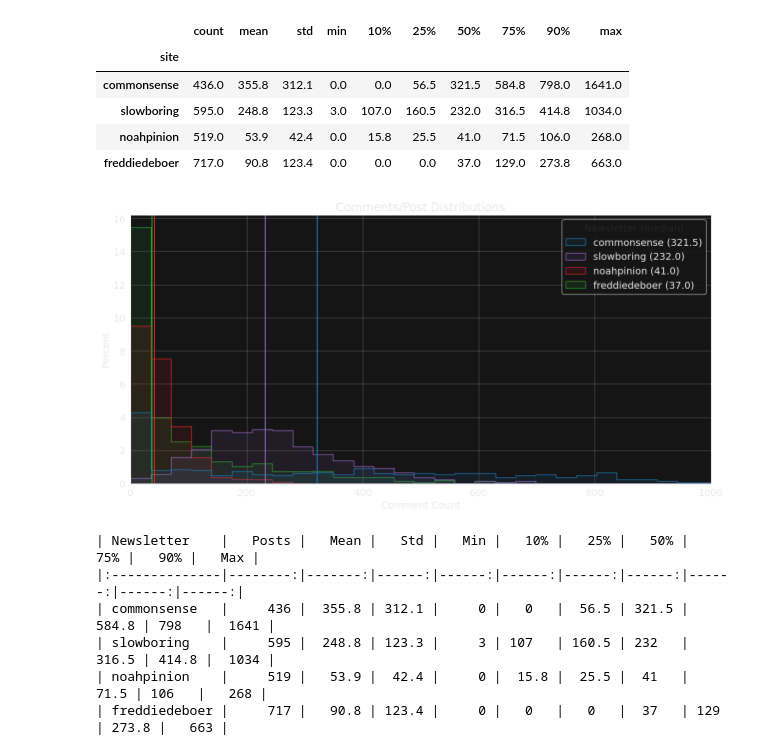
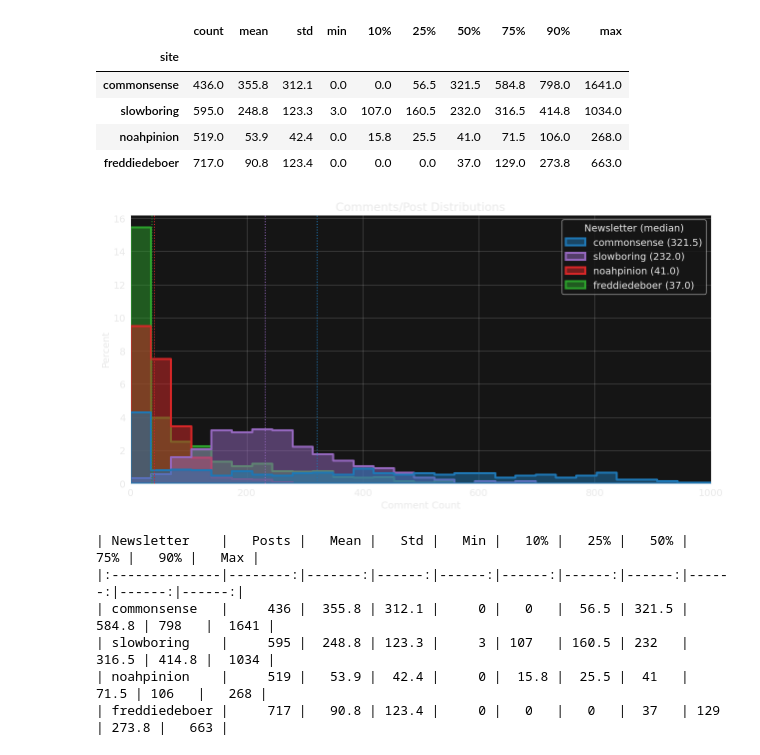
Before and after one commit to matthagy/newsletter_stats, a Jupyter notebook: analysis.ipynb, the cells around one changed output. Drawn from its saved outputs; the diff is of its cells as text; code cells hidden in the pictures.

Commit message:
Revised report and plots

```diff
--- a/analysis.ipynb
+++ b/analysis.ipynb
@@ -287,32 +287,32 @@ post_comment_dists
 # %%
 fig, ax = plt.subplots(figsize=(15, 7))
 comment_count_hist_data = (
     posts
     [posts['site'].isin(post_comment_dists.index)]
 )
 sns.histplot(comment_count_hist_data,
              x="comment_count", hue="site", stat='percent', hue_order=post_comment_dists.index,
              palette=[site_colors[s] for s in post_comment_dists.index],
              # multiple='dodge',
-             element='step', alpha=0.1,
+             element='step', alpha=0.3, linewidth=3,
              ax=ax)
 plt.xlim(0, 1000)
 plt.xlabel('Comment Count')
 
 legend = ax.get_legend()
 handles = legend.legendHandles
 legend.remove()
 labels = [f'{site} ({median})' for site, median in post_comment_dists['50%'].items()]
 legend = ax.legend(handles, labels, title='Newsletter (median)')
 plt.setp(legend.get_title(), color=text_color)
 
 for handle, median in zip(handles, post_comment_dists['50%']):
-    plt.axvline(median, color=handle.get_edgecolor())
+    plt.axvline(median, color=handle.get_edgecolor(), linestyle=':')
 
 plt.title('Comments/Post Distributions')
 fig.savefig('docs/fig/post_comments_dists.png')
 # %% [output]
-[figure, old version]
+[figure, new version]
 # %%
 (post_comment_dists
  .reset_index()
```
Also changed, not shown: 2 other files.
